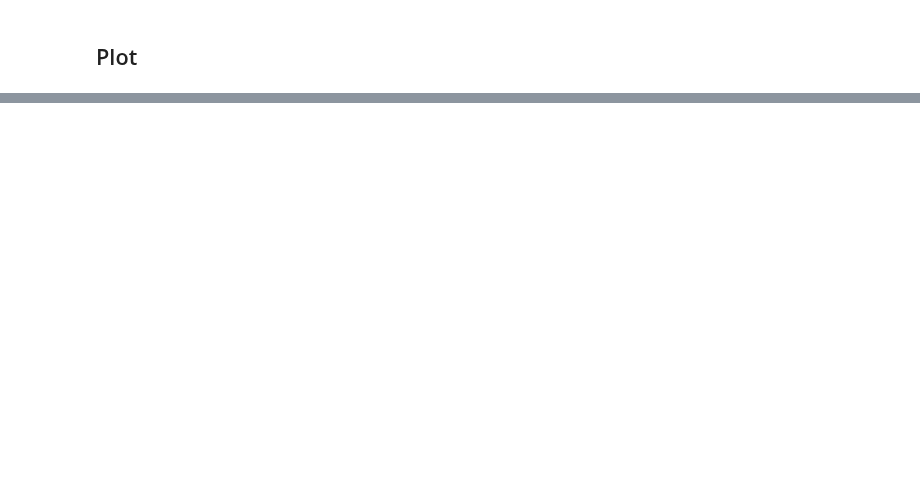
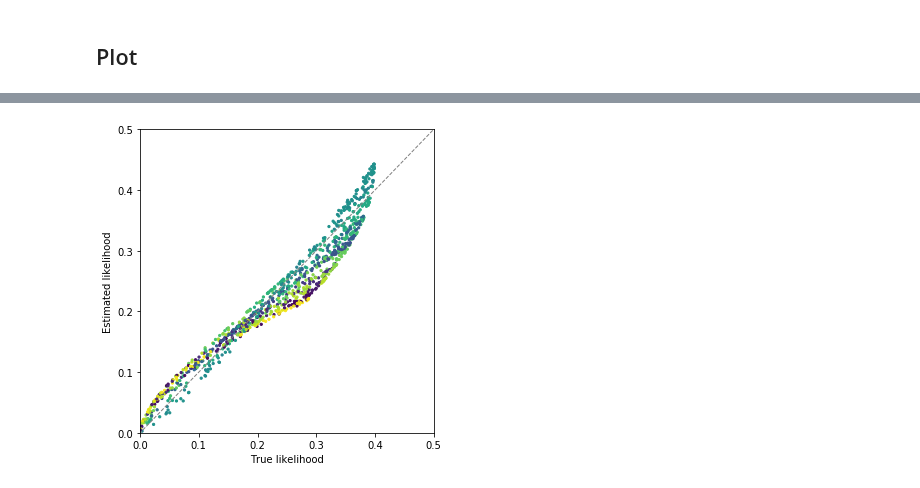
Before and after one commit to johannbrehmer/goldmine, a Jupyter notebook: goldmine/evaluation/gaussian_toy_example.ipynb, the cells around one changed output, grey strips where cells are left out. Cells and saved outputs as stored; diff of their text form; code cells hidden in the pictures; blank space fills up the shorter version.

```diff
--- a/goldmine/evaluation/gaussian_toy_example.ipynb
+++ b/goldmine/evaluation/gaussian_toy_example.ipynb
@@ -96,11 +98,15 @@ plt.show()
 # %%
 fig = plt.figure(figsize=(5,5))
 
 plt.plot([-10.,10.], [-10.,10.], ls='--', lw=1., c='0.5')
-plt.scatter(log_p_test, log_p_hat_test, c=theta_test, cmap='viridis', vmin=-1., vmax=1., s=5.)
+plt.scatter(np.exp(log_p_test[::10]), np.exp(log_p_hat_test[::10]), c=theta_test[::10], cmap='viridis', vmin=-1., vmax=1., s=5.)
 
-plt.xlim(-8.,-1.)
-plt.ylim(-8.,-1.)
+plt.xlim(0.,.5)
+plt.ylim(0.,.5)
+plt.xlabel('True likelihood')
+plt.ylabel('Estimated likelihood')
 
 plt.tight_layout()
 plt.show()
+# %% [output]
+[figure, added]
```
Also changed, not shown: parts of 2 cells of this notebook, 4 other files.
